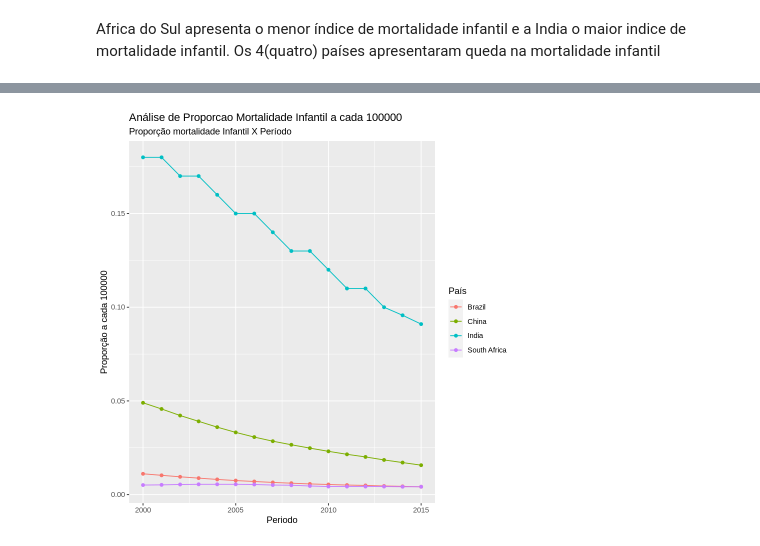
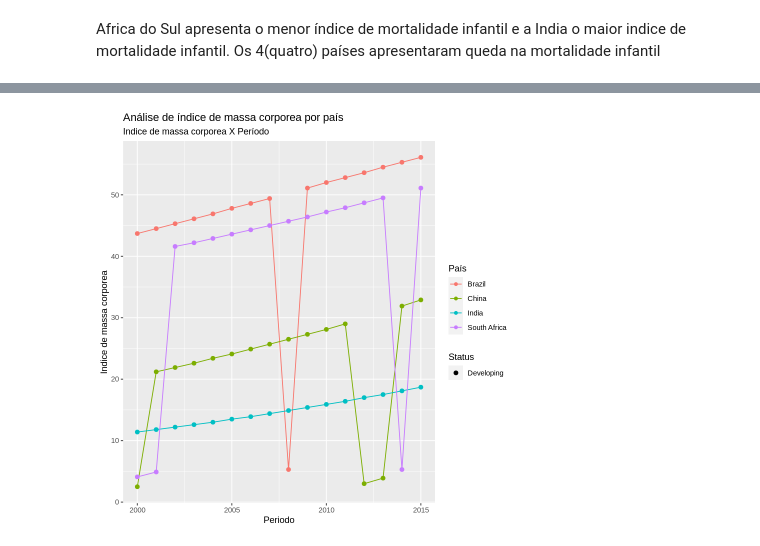
Before and after one commit to vilmarprado/mack_ling_prog_cie_dados, a Jupyter notebook: LP_T7.ipynb, the cells around one changed output, grey strips where cells are left out. Drawn from its saved outputs; the diff is of its cells as text; code cells hidden in the pictures.

```diff
--- a/LP_T7.ipynb
+++ b/LP_T7.ipynb
@@ -244,11 +260,12 @@ A data.frame: 16 × 13
 | South Africa | 2001 | Developing | 56.0 | 429 | 52 | 7.38 | 13.0 | 2681.7810 | ... |
 | South Africa | 2000 | Developing | 57.3 | 397 | 51 | 7.30 | 13.0 | 337.2253 | ... |
 # %%
+ #Grafico sobre Indice de massa corporea
   ggplot(df_paises) +
-  geom_line(aes(x = Year, y = Proporcao_Morte_Infantil, group = Country, col = Country))+
-  geom_point(aes(x = Year, y = Proporcao_Morte_Infantil, group  = Country, col = Country)) +
-    scale_color_discrete(name = "País")+
-    ggtitle("Análise de Proporcao Mortalidade Infantil a cada 10.000", subtitle="Proporção mortalidade Infantil X Período") +
+  geom_line(aes(x = Year, y = BMI, group = Country, col = Country))+
+  geom_point(aes(x = Year, y = BMI, group = Country, col = Country, size = Status))+
+  ggtitle("Análise de índice de massa corporea por país", subtitle="Indice de massa corporea X Período") +
   xlab("Periodo") +
-  ylab("Proporção a cada 10.000")
+  ylab("Indice de massa corporea")+
+  scale_color_discrete(name = "País")
 # %% [output]
@@ -255 +274 @@ A data.frame: 16 × 13
-[figure, old version]
+[figure, new version]
```
Also changed, not shown: parts of 5 cells of this notebook.
